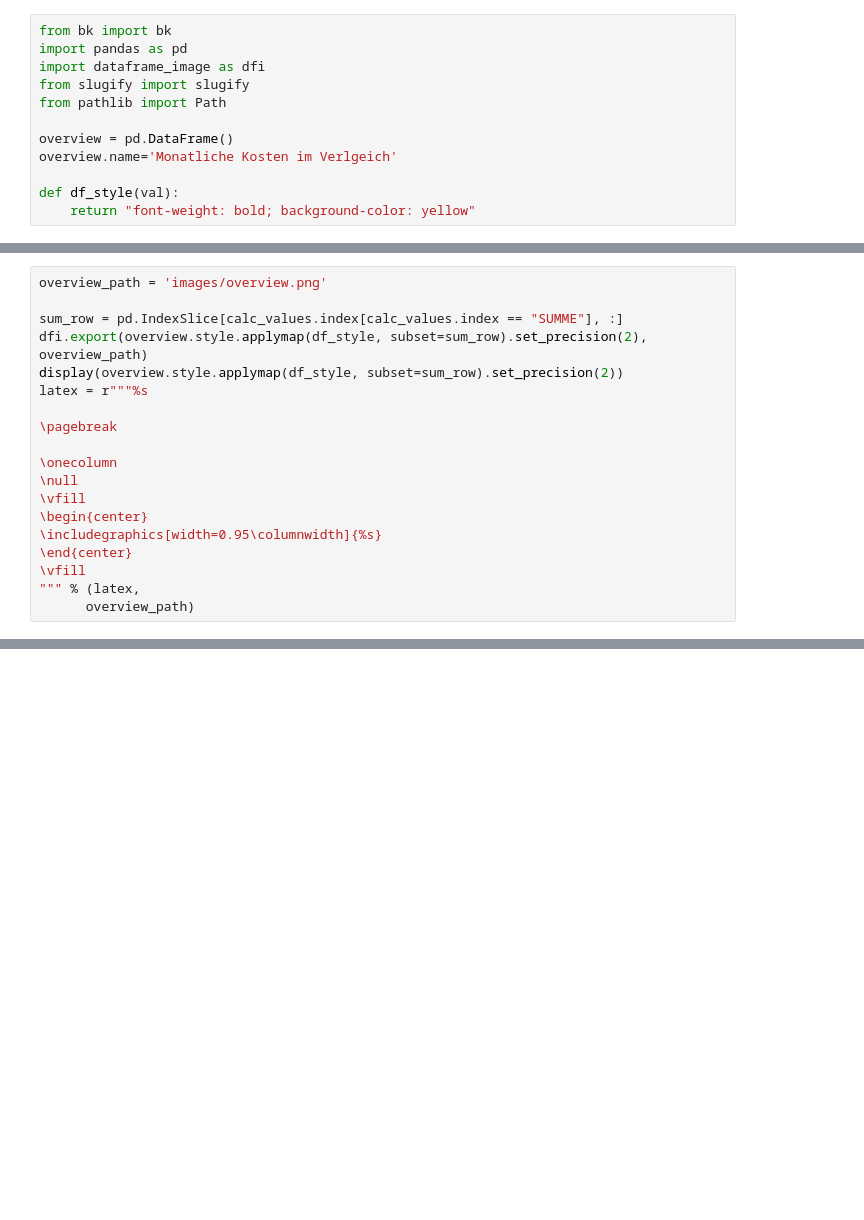
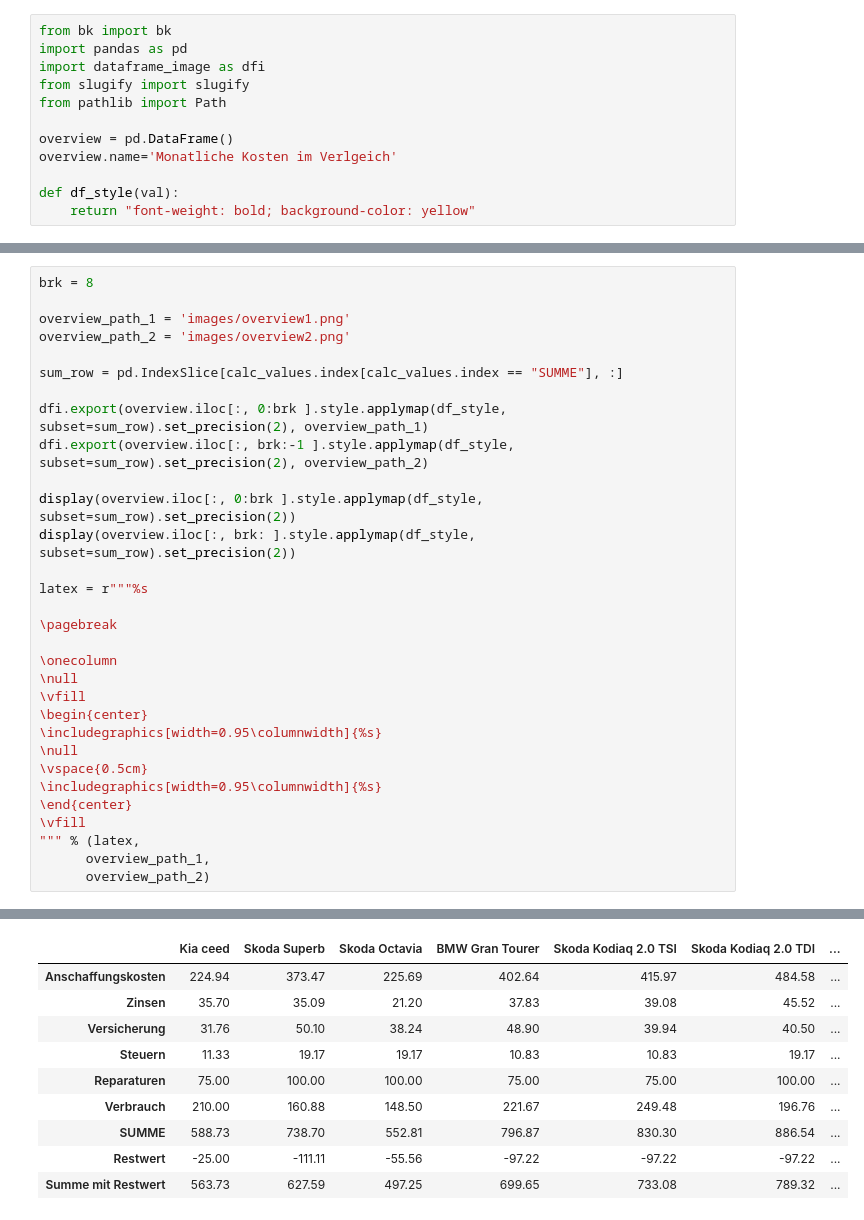
Before and after one commit to schorschie/car_cost_comparisons, a Jupyter notebook: BK_Caller.ipynb, the cells around one changed output, grey strips where cells are left out. Saved outputs shown, nothing was run; the diff lists cells and outputs as text; blank space fills up the shorter version.

```diff
--- a/BK_Caller.ipynb
+++ b/BK_Caller.ipynb
@@ -371,35 +406,57 @@ for car in cars:
     #display(input_values.round(2))
     #display(calc_values.style.applymap(df_style, subset=sum_row).set_precision(2))
 # %%
-overview_path = 'images/overview.png'
+brk = 8
+
+overview_path_1 = 'images/overview1.png'
+overview_path_2 = 'images/overview2.png'
 
 sum_row = pd.IndexSlice[calc_values.index[calc_values.index == "SUMME"], :]
-dfi.export(overview.style.applymap(df_style, subset=sum_row).set_precision(2), overview_path)
-display(overview.style.applymap(df_style, subset=sum_row).set_precision(2))
+
+dfi.export(overview.iloc[:, 0:brk ].style.applymap(df_style, subset=sum_row).set_precision(2), overview_path_1)
+dfi.export(overview.iloc[:, brk:-1 ].style.applymap(df_style, subset=sum_row).set_precision(2), overview_path_2)
+
+display(overview.iloc[:, 0:brk ].style.applymap(df_style, subset=sum_row).set_precision(2))
+display(overview.iloc[:, brk: ].style.applymap(df_style, subset=sum_row).set_precision(2))
+
 latex = r"""%s
 
 \pagebreak
 
 \onecolumn
 \null
 \vfill
 \begin{center}
 \includegraphics[width=0.95\columnwidth]{%s}
+\null
+\vspace{0.5cm}
+\includegraphics[width=0.95\columnwidth]{%s}
 \end{center}
 \vfill
 """ % (latex,
-      overview_path)
+      overview_path_1,
+      overview_path_2)
 # %% [output]
 |  | BMW 318d 2011 | Nissan Micra 2010 | Mercedes C 220d | Mercedes C 200 | Mercedes C 180 | Tesla Model Y | ... |
 | Anschaffungskosten | 205.63 | 50.00 | 401.25 | 416.25 | 356.30 | 425.00 | ... |
 | Zinsen | 0.00 | 0.00 | 37.70 | 39.10 | 56.55 | 67.46 | ... |
 | Versicherung | 64.58 | 30.15 | 64.58 | 45.48 | 56.52 | 45.09 | ... |
 | Steuern | 19.17 | 5.33 | 19.17 | 11.33 | 11.33 | 0.00 | ... |
 | Reparaturen | 168.03 | 32.95 | 150.00 | 75.00 | 75.00 | 41.67 | ... |
 | Verbrauch | 164.50 | 24.06 | 148.50 | 216.00 | 210.00 | 72.00 | ... |
 | SUMME | 621.91 | 142.49 | 821.20 | 803.17 | 765.71 | 651.21 | ... |
 | Restwert | -36.50 | -30.30 | -69.44 | -97.22 | -58.33 | -41.67 | ... |
 | Summe mit Restwert | 585.41 | 112.18 | 751.75 | 705.95 | 707.37 | 609.54 | ... |
+|  | Kia ceed | Skoda Superb | Skoda Octavia | BMW Gran Tourer | Skoda Kodiaq 2.0 TSI | Skoda Kodiaq 2.0 TDI | ... |
+| Anschaffungskosten | 224.94 | 373.47 | 225.69 | 402.64 | 415.97 | 484.58 | ... |
+| Zinsen | 35.70 | 35.09 | 21.20 | 37.83 | 39.08 | 45.52 | ... |
+| Versicherung | 31.76 | 50.10 | 38.24 | 48.90 | 39.94 | 40.50 | ... |
+| Steuern | 11.33 | 19.17 | 19.17 | 10.83 | 10.83 | 19.17 | ... |
+| Reparaturen | 75.00 | 100.00 | 100.00 | 75.00 | 75.00 | 100.00 | ... |
+| Verbrauch | 210.00 | 160.88 | 148.50 | 221.67 | 249.48 | 196.76 | ... |
+| SUMME | 588.73 | 738.70 | 552.81 | 796.87 | 830.30 | 886.54 | ... |
+| Restwert | -25.00 | -111.11 | -55.56 | -97.22 | -97.22 | -97.22 | ... |
+| Summe mit Restwert | 563.73 | 627.59 | 497.25 | 699.65 | 733.08 | 789.32 | ... |
 # %%
 with open('report.tex', 'w') as fid:
     fid.write(r"""
```
Also changed, not shown: parts of 3 cells of this notebook, 4 other files.
